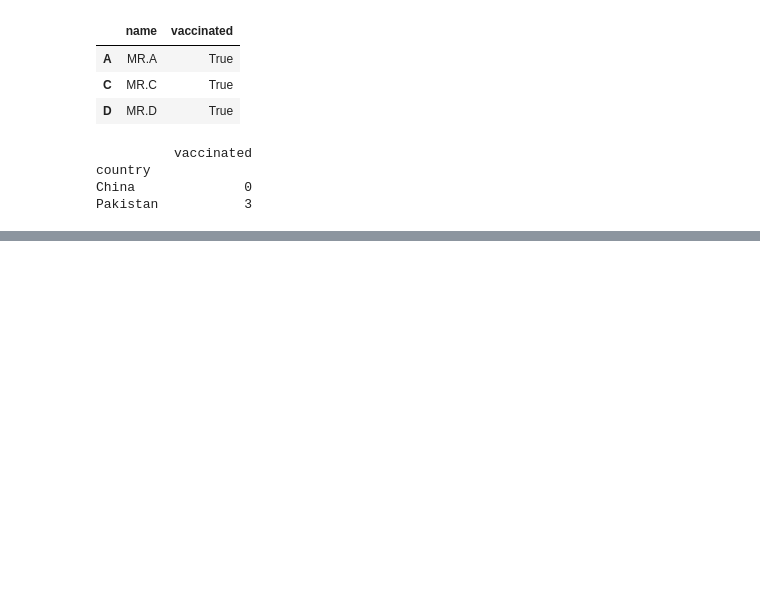
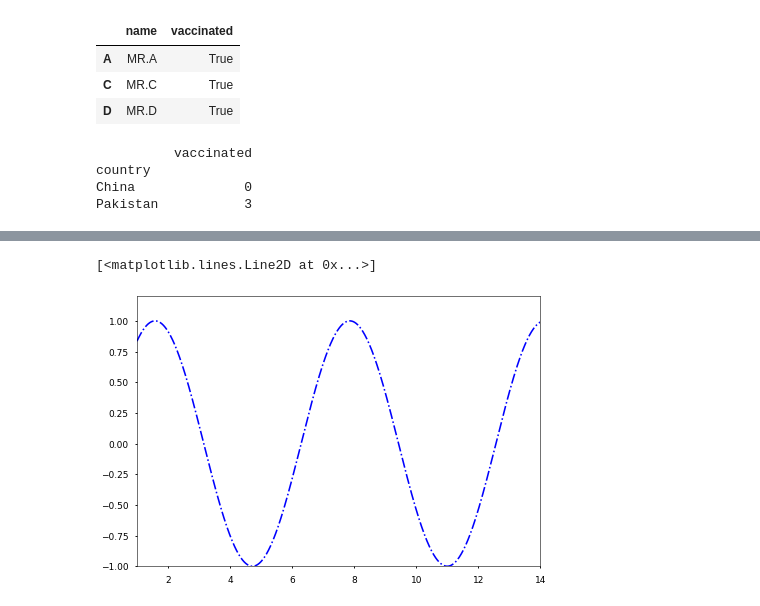
Before and after one commit to KARTIKEYgarg1/udemy-data-science-and-ml, a Jupyter notebook: Programs.ipynb, the cells around one changed output, grey strips where cells are left out. Drawn from its saved outputs; the diff is of its cells as text; code cells hidden in the pictures; blank space fills up the shorter version.

```diff
--- a/Programs.ipynb
+++ b/Programs.ipynb
@@ -220,0 +300,12 @@ Pakistan           3
+# %%
+"""LECTURE 146:MATPLOTLIB-AXES"""
+import matplotlib.pyplot as plt
+import numpy as np
+x=np.linspace(0,20,1500)
+plt.figure(dpi=50)
+plt.xlim(1,14)
+plt.ylim(-1,1.2)
+plt.plot(x,np.sin(x),"-.b")
+# %% [output]
+[<matplotlib.lines.Line2D at 0x...>]
+[figure, added]
```
Also changed, not shown: parts of 7 cells of this notebook.
